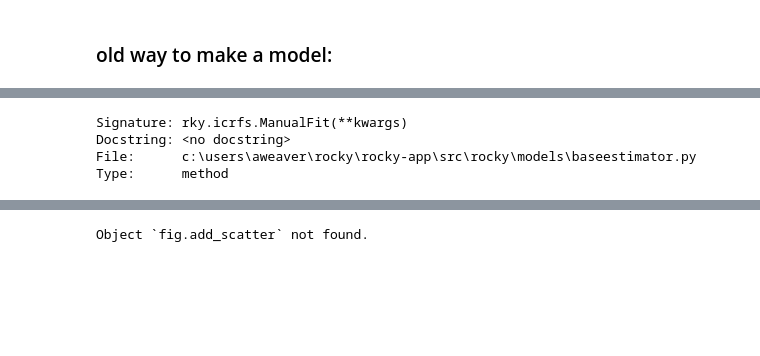
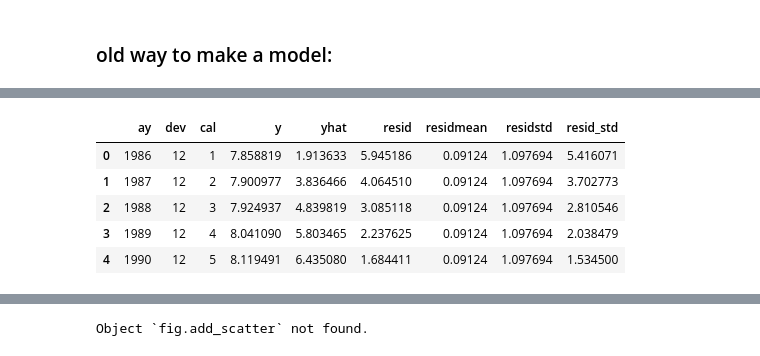
Before and after one commit to rocky-reserving/rocky, a Jupyter notebook: rocky-app/ROCKY Demo.ipynb, the cells around one changed output, grey strips where cells are left out. Drawn from its saved outputs; the diff is of its cells as text; code cells hidden in the pictures; blank space fills up the shorter version.

```diff
--- a/rocky-app/ROCKY Demo.ipynb
+++ b/rocky-app/ROCKY Demo.ipynb
@@ -41,7 +75,22 @@ This is for testing and compatability only. Please do not assign much credibilit
+# %%
+df = pd.DataFrame({
+  'ay': rky.icrfs.GetAcc('train'),
+  'dev': rky.icrfs.GetDev('train'),
+  'cal': rky.icrfs.GetCal('train'),
+  'y': rky.icrfs.GetY('train'),
+  'yhat': rky.icrfs.GetYhat('train'),
+})
+df['resid'] = df['y'] - df['yhat']
+df['residmean'] = df['resid'].mean()
+df['residstd'] = df['resid'].std()
+df['resid_std'] = df['resid'] / df['residstd']
+df.head()
+# %% [output]
+|  | ay | dev | cal | y | yhat | resid | residmean | residstd | resid_std |
+| 0 | 1986 | 12 | 1 | 7.858819 | 1.913633 | 5.945186 | 0.09124 | 1.097694 | 5.416071 |
+| 1 | 1987 | 12 | 2 | 7.900977 | 3.836466 | 4.064510 | 0.09124 | 1.097694 | 3.702773 |
+| 2 | 1988 | 12 | 3 | 7.924937 | 4.839819 | 3.085118 | 0.09124 | 1.097694 | 2.810546 |
+| 3 | 1989 | 12 | 4 | 8.041090 | 5.803465 | 2.237625 | 0.09124 | 1.097694 | 2.038479 |
+| 4 | 1990 | 12 | 5 | 8.119491 | 6.435080 | 1.684411 | 0.09124 | 1.097694 | 1.534500 |
 # %%
-rky.icrfs.ManualFit?
+rky.icrfs._HeteroTrendPlot()
-# %% [output]
-Signature: rky.icrfs.ManualFit(**kwargs)
-Docstring: <no docstring>
-File:      c:\users\aweaver\rocky\rocky-app\src\rocky\models\baseestimator.py
-Type:      method
```
Also changed, not shown: parts of 10 cells of this notebook, 3 other files.
